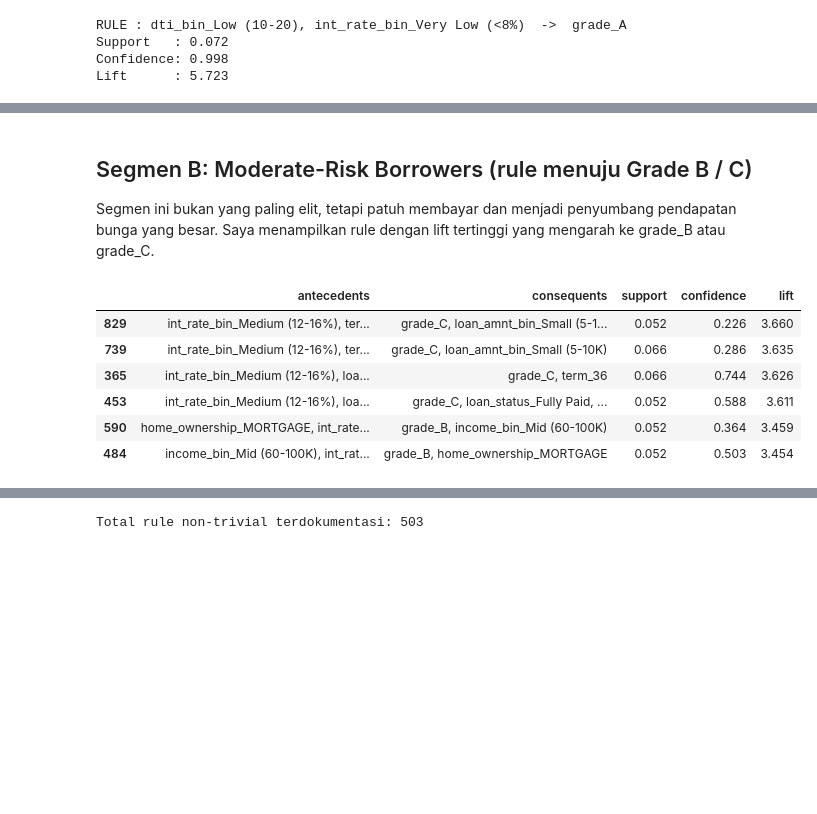
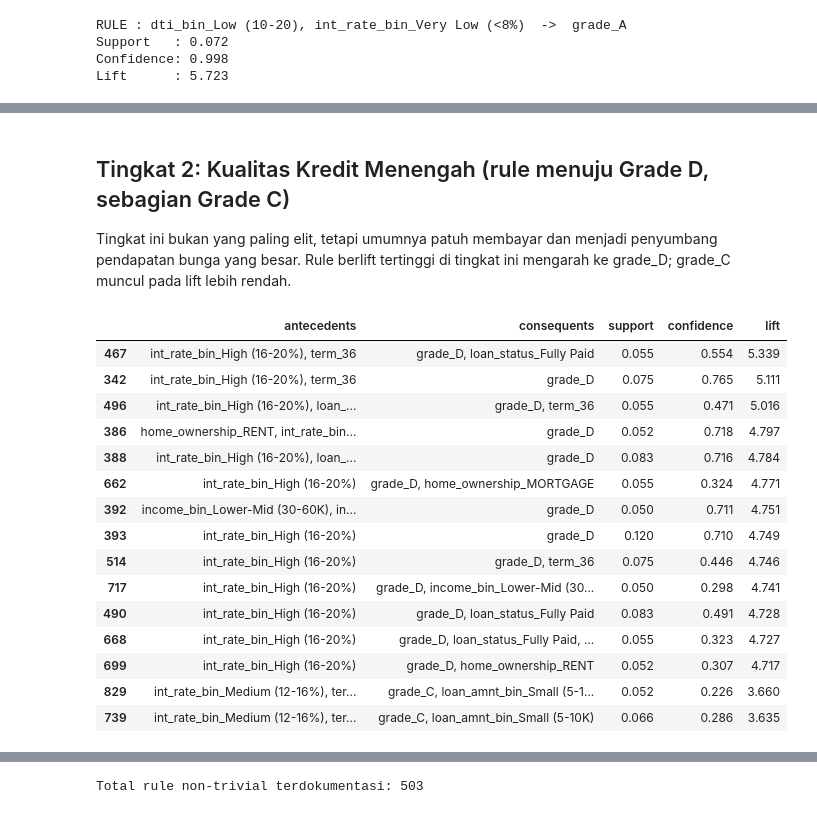
Before and after one commit to StievenLee/Data-Mining-All-Lending-Club-loan, a Jupyter notebook: Phase 3 Associate Rule/Apriori_Final.ipynb, the cells around one changed output, grey strips where cells are left out. Cells and saved outputs as stored; diff of their text form; code cells hidden in the pictures; blank space fills up the shorter version.

Commit message:
Update apriori

```diff
--- a/Phase 3 Associate Rule/Apriori_Final.ipynb
+++ b/Phase 3 Associate Rule/Apriori_Final.ipynb
@@ -543,31 +544,34 @@ Untuk tiap segmen saya menampilkan rule dengan lift tertinggi (paling non-trivia
 statistik) sebagai bahan interpretasi.
 # %%
-# Fungsi bantu: klasifikasikan tiap rule ke segmen berdasarkan grade / status
-# pada consequent, lalu ambil top-N rule per segmen (urut lift tertinggi).
-def segment_of(consequents):
+# Fungsi bantu: kelompokkan tiap rule ke tiga TINGKAT KUALITAS KREDIT berdasarkan
+# grade pada consequent. Pengelompokan ini mengikuti sistem grade resmi Lending Club
+# (A = kualitas tertinggi ... G = paling berisiko), BUKAN label klaster Fase 2 —
+# Apriori berdiri sendiri sebagai metode dan tidak perlu tunduk pada hasil clustering.
+# Batas dibuat seimbang: A-B (tinggi), C-D (menengah), E-G / status gagal bayar (berisiko).
+def grade_tier_of(consequents):
     items = set(consequents)
-    if any(i == 'grade_A' for i in items):
-        return 'A_Prime'
-    if any(i in ('grade_B', 'grade_C') for i in items):
-        return 'B_Moderate'
-    if any(i in ('grade_D', 'grade_E', 'grade_F', 'grade_G') for i in items):
-        return 'C_HighRisk'
+    if any(i in ('grade_A', 'grade_B') for i in items):
+        return 'T1_KualitasTinggi'
+    if any(i in ('grade_C', 'grade_D') for i in items):
+        return 'T2_Menengah'
+    if any(i in ('grade_E', 'grade_F', 'grade_G') for i in items):
+        return 'T3_Berisiko'
     if any(i in ('loan_status_Charged Off', 'loan_status_Default') for i in items):
-        return 'C_HighRisk'
+        return 'T3_Berisiko'
     return 'Other'
 
 rules_seg = rules_final.copy()
-rules_seg['segment'] = rules_seg['consequents'].apply(segment_of)
+rules_seg['grade_tier'] = rules_seg['consequents'].apply(grade_tier_of)
 
-print("Jumlah rule per segmen:")
-print(rules_seg['segment'].value_counts().to_string())
+print("Jumlah rule per tingkat kualitas kredit (berdasarkan grade Lending Club):")
+print(rules_seg['grade_tier'].value_counts().to_string())
 
 
-def show_top_rules(segment_key, n=5):
-    """Tampilkan n rule dengan lift tertinggi untuk satu segmen."""
-    sub = rules_seg[rules_seg['segment'] == segment_key].sort_values('lift', ascending=False)
+def show_top_rules(tier_key, n=5):
+    """Tampilkan n rule dengan lift tertinggi untuk satu tingkat kualitas kredit."""
+    sub = rules_seg[rules_seg['grade_tier'] == tier_key].sort_values('lift', ascending=False)
     if len(sub) == 0:
-        print(f"Tidak ada rule pada segmen {segment_key}.")
+        print(f"Tidak ada rule pada tingkat {tier_key}.")
         return sub
     return pretty_rules(sub).head(n)
 # %% [output]
@@ -609,17 +626,26 @@ mempercepat perputaran modal.
 # %% [markdown]
-## Segmen B: Moderate-Risk Borrowers (rule menuju Grade B / C)
+## Tingkat 2: Kualitas Kredit Menengah (rule menuju Grade D, sebagian Grade C)
 
-Segmen ini bukan yang paling elit, tetapi patuh membayar dan menjadi penyumbang pendapatan
-bunga yang besar. Saya menampilkan rule dengan lift tertinggi yang mengarah ke grade_B atau
-grade_C.
+Tingkat ini bukan yang paling elit, tetapi umumnya patuh membayar dan menjadi penyumbang
+pendapatan bunga yang besar. Rule berlift tertinggi di tingkat ini mengarah ke grade_D;
+grade_C muncul pada lift lebih rendah.
 # %%
-show_top_rules('B_Moderate', n=6)
+show_top_rules('T2_Menengah', n=15)
 # %% [output]
 |  | antecedents | consequents | support | confidence | lift |
+| 467 | int_rate_bin_High (16-20%), term_36 | grade_D, loan_status_Fully Paid | 0.055 | 0.554 | 5.339 |
+| 342 | int_rate_bin_High (16-20%), term_36 | grade_D | 0.075 | 0.765 | 5.111 |
+| 496 | int_rate_bin_High (16-20%), loan_... | grade_D, term_36 | 0.055 | 0.471 | 5.016 |
+| 386 | home_ownership_RENT, int_rate_bin... | grade_D | 0.052 | 0.718 | 4.797 |
+| 388 | int_rate_bin_High (16-20%), loan_... | grade_D | 0.083 | 0.716 | 4.784 |
+| 662 | int_rate_bin_High (16-20%) | grade_D, home_ownership_MORTGAGE | 0.055 | 0.324 | 4.771 |
+| 392 | income_bin_Lower-Mid (30-60K), in... | grade_D | 0.050 | 0.711 | 4.751 |
+| 393 | int_rate_bin_High (16-20%) | grade_D | 0.120 | 0.710 | 4.749 |
+| 514 | int_rate_bin_High (16-20%) | grade_D, term_36 | 0.075 | 0.446 | 4.746 |
+| 717 | int_rate_bin_High (16-20%) | grade_D, income_bin_Lower-Mid (30... | 0.050 | 0.298 | 4.741 |
+| 490 | int_rate_bin_High (16-20%) | grade_D, loan_status_Fully Paid | 0.083 | 0.491 | 4.728 |
+| 668 | int_rate_bin_High (16-20%) | grade_D, loan_status_Fully Paid, ... | 0.055 | 0.323 | 4.727 |
+| 699 | int_rate_bin_High (16-20%) | grade_D, home_ownership_RENT | 0.052 | 0.307 | 4.717 |
 | 829 | int_rate_bin_Medium (12-16%), ter... | grade_C, loan_amnt_bin_Small (5-1... | 0.052 | 0.226 | 3.660 |
 | 739 | int_rate_bin_Medium (12-16%), ter... | grade_C, loan_amnt_bin_Small (5-10K) | 0.066 | 0.286 | 3.635 |
-| 365 | int_rate_bin_Medium (12-16%), loa... | grade_C, term_36 | 0.066 | 0.744 | 3.626 |
-| 453 | int_rate_bin_Medium (12-16%), loa... | grade_C, loan_status_Fully Paid, ... | 0.052 | 0.588 | 3.611 |
-| 590 | home_ownership_MORTGAGE, int_rate... | grade_B, income_bin_Mid (60-100K) | 0.052 | 0.364 | 3.459 |
-| 484 | income_bin_Mid (60-100K), int_rat... | grade_B, home_ownership_MORTGAGE | 0.052 | 0.503 | 3.454 |
 # %% [markdown]
```
Also changed, not shown: parts of 46 cells of this notebook.
